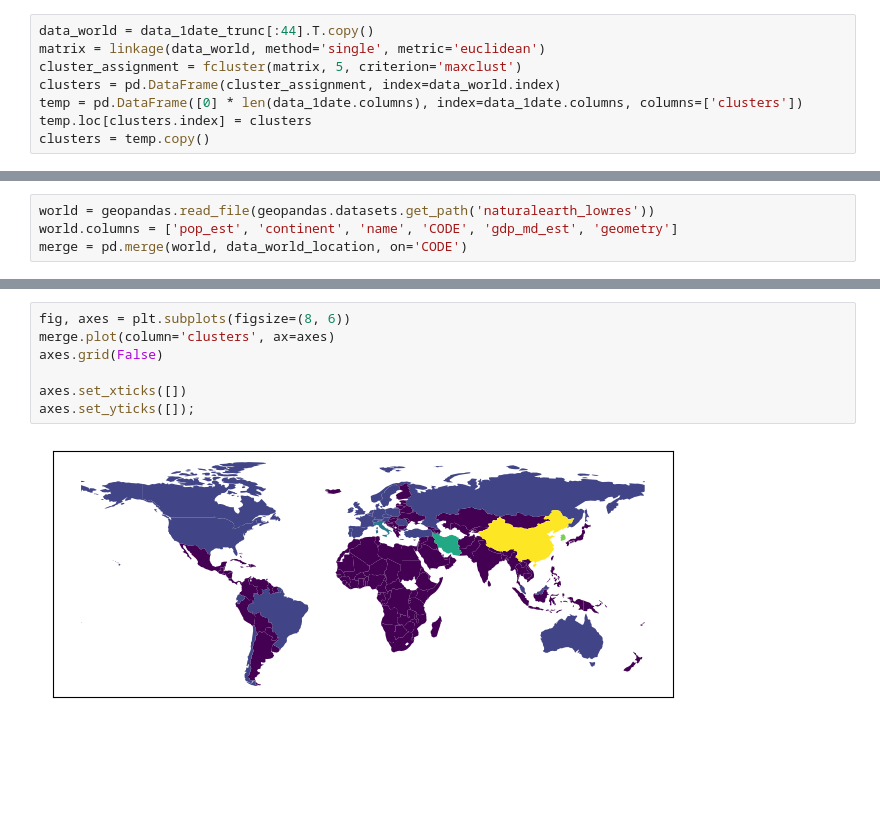
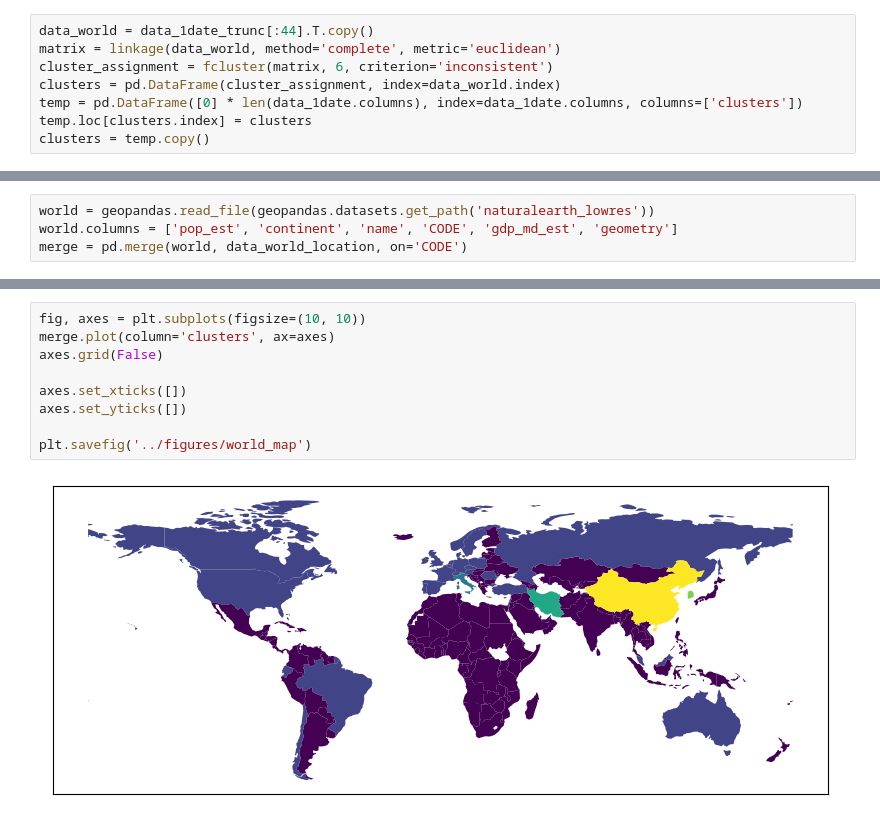
Before and after one commit to SebastianVeuskens/Covid-19-Clustering-Analysis, a Jupyter notebook: scripts/main.ipynb, the cells around one changed output, grey strips where cells are left out. Saved outputs shown, nothing was run; the diff lists cells and outputs as text; blank space fills up the shorter version.

```diff
--- a/scripts/main.ipynb
+++ b/scripts/main.ipynb
@@ -210,8 +210,8 @@ plt.savefig('../figures/Clustering5')
 # World map
 # %%
 data_world = data_1date_trunc[:44].T.copy()
-matrix = linkage(data_world, method='single', metric='euclidean')
-cluster_assignment = fcluster(matrix, 5, criterion='maxclust')
+matrix = linkage(data_world, method='complete', metric='euclidean')
+cluster_assignment = fcluster(matrix, 6, criterion='inconsistent')
 clusters = pd.DataFrame(cluster_assignment, index=data_world.index)
 temp = pd.DataFrame([0] * len(data_1date.columns), index=data_1date.columns, columns=['clusters'])
 temp.loc[clusters.index] = clusters
@@ -252,9 +263,11 @@ merge = pd.merge(world, data_world_location, on='CODE')
 # %%
-fig, axes = plt.subplots(figsize=(8, 6))
+fig, axes = plt.subplots(figsize=(10, 10))
 merge.plot(column='clusters', ax=axes)
 axes.grid(False)
 
 axes.set_xticks([])
-axes.set_yticks([]);
+axes.set_yticks([])
+
+plt.savefig('../figures/world_map')
 # %% [output]
-[figure, old version]
+[figure, new version]
```
Also changed, not shown: parts of 10 cells of this notebook, 2 other files.
